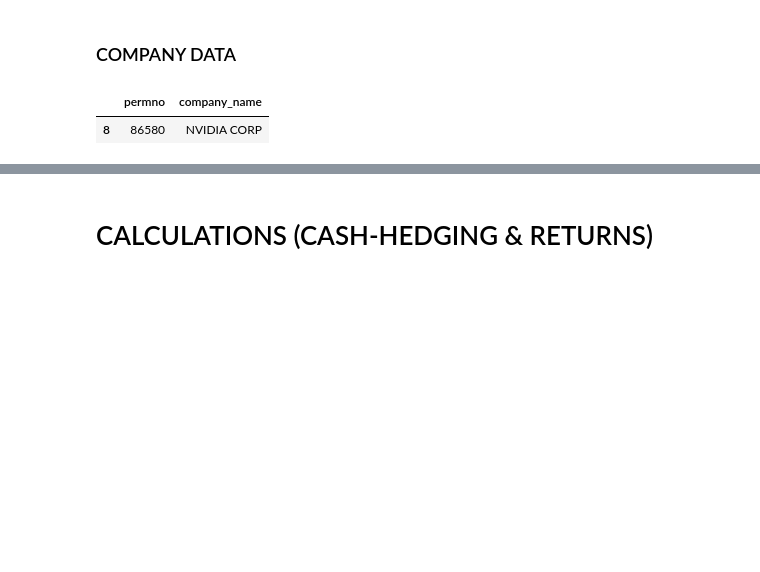
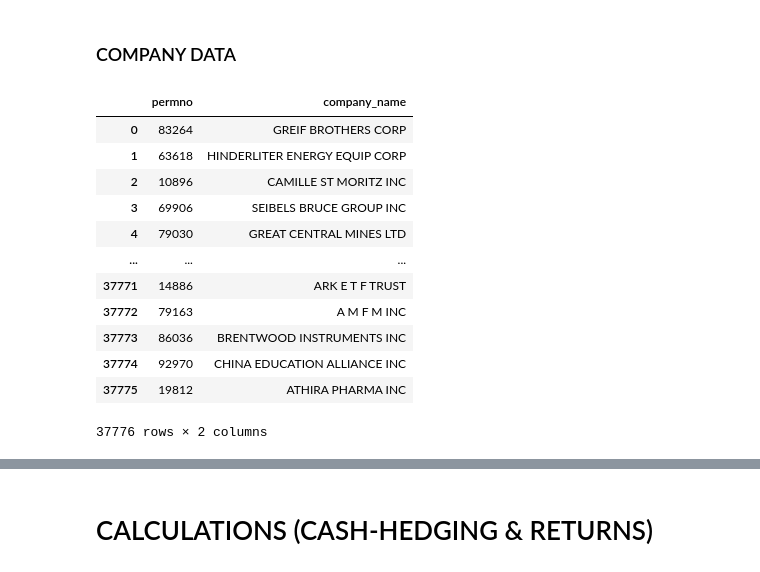
Before and after one commit to veervohra03/CashHedged, a Jupyter notebook: cashHedgedV2.ipynb, the cells around one changed output, grey strips where cells are left out. Cells and saved outputs as stored; diff of their text form; code cells hidden in the pictures; blank space fills up the shorter version.

```diff
--- a/cashHedgedV2.ipynb
+++ b/cashHedgedV2.ipynb
@@ -77,16 +77,25 @@ risk_free_data
 # %%
 # retrieves ID (permno) and earliest recorded name for each company in CRSP database
 # 37,776 companies available
 
 comps = conn.raw_sql( '''
 SELECT permno, MIN(comnam) AS company_name
 FROM crsp.stocknames
 GROUP BY permno
 ''')
 
-company_name = 'NVIDIA CORP'
-
-comps[comps['company_name'] == f'{company_name}']
+comps
 # %% [output]
 |  | permno | company_name |
-| 8 | 86580 | NVIDIA CORP |
+| 0 | 83264 | GREIF BROTHERS CORP |
+| 1 | 63618 | HINDERLITER ENERGY EQUIP CORP |
+| 2 | 10896 | CAMILLE ST MORITZ INC |
+| 3 | 69906 | SEIBELS BRUCE GROUP INC |
+| 4 | 79030 | GREAT CENTRAL MINES LTD |
+| ... | ... | ... |
+| 37771 | 14886 | ARK E T F TRUST |
+| 37772 | 79163 | A M F M INC |
+| 37773 | 86036 | BRENTWOOD INSTRUMENTS INC |
+| 37774 | 92970 | CHINA EDUCATION ALLIANCE INC |
+| 37775 | 19812 | ATHIRA PHARMA INC |
+37776 rows × 2 columns
```
Also changed, not shown: parts of 15 cells of this notebook.
